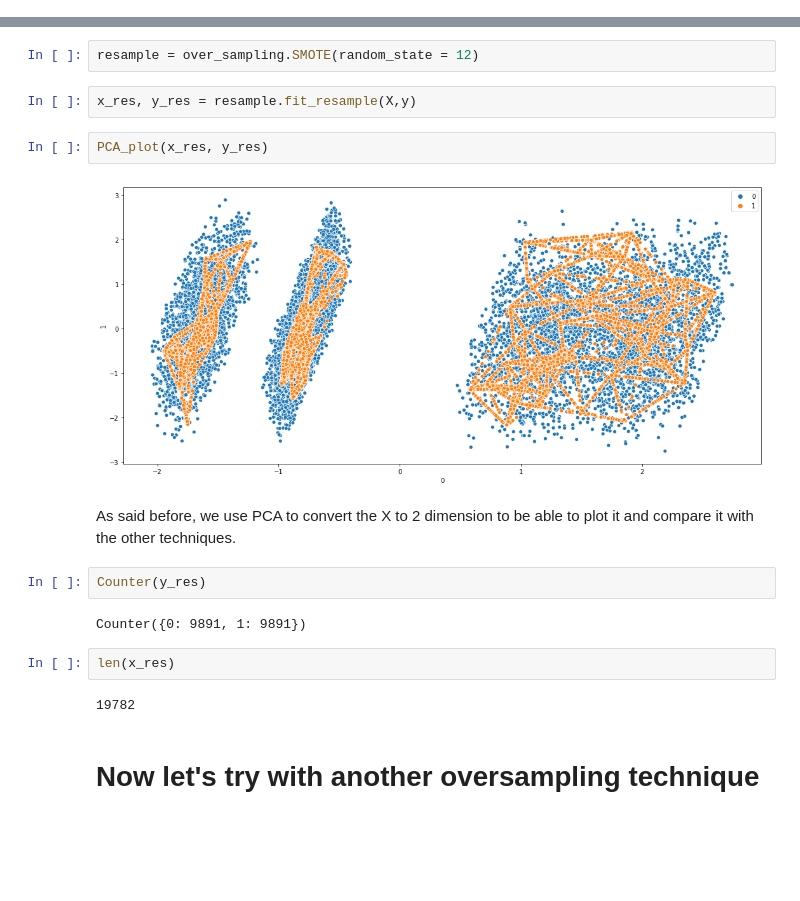
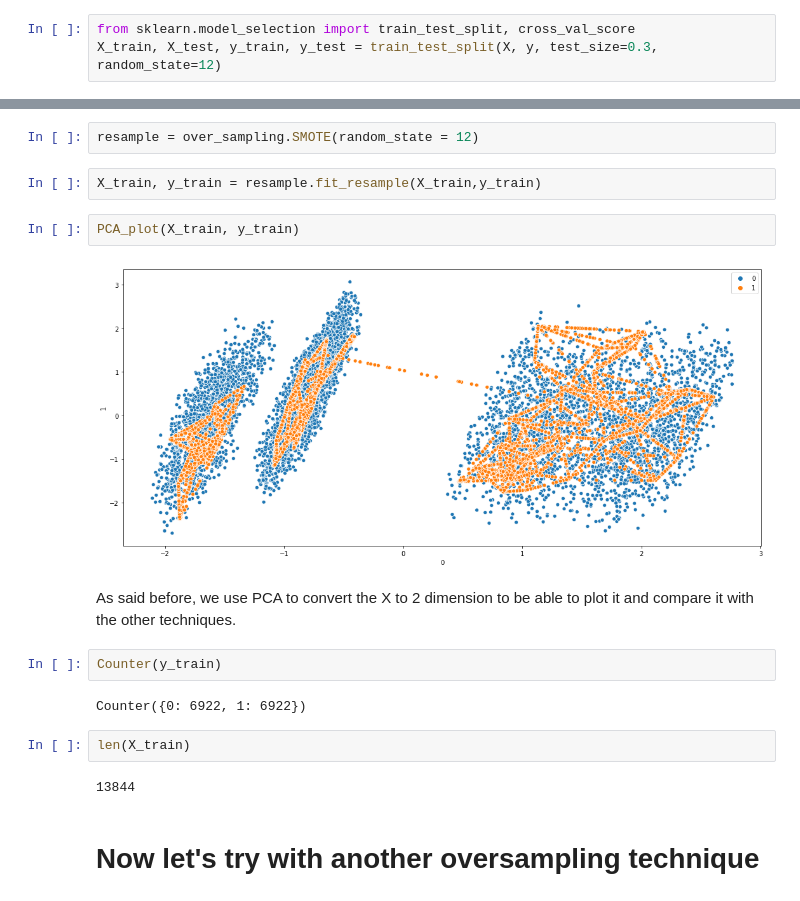
Before and after one commit to jbe1992/final-project, a Jupyter notebook: Credit Card Analysis and Fraud Detection.ipynb, the cells around one changed output, grey strips where cells are left out. Saved outputs shown, nothing was run; the diff lists cells and outputs as text; blank space fills up the shorter version.

```diff
--- a/Credit Card Analysis and Fraud Detection.ipynb
+++ b/Credit Card Analysis and Fraud Detection.ipynb
@@ -127,0 +143,3 @@ X = scale(X)
+# %%
+from sklearn.model_selection import train_test_split, cross_val_score
+X_train, X_test, y_train, y_test = train_test_split(X, y, test_size=0.3, random_state=12)
@@ -155,22 +175,22 @@ from imblearn import over_sampling
 from collections import Counter
 # %%
 resample = over_sampling.SMOTE(random_state = 12)
-# %%
-x_res, y_res = resample.fit_resample(X,y)
-# %%
-PCA_plot(x_res, y_res)
-# %% [output]
-[figure, removed]
+# %%
+X_train, y_train = resample.fit_resample(X_train,y_train)
+# %%
+PCA_plot(X_train, y_train)
+# %% [output]
+[figure, added]
 # %% [markdown]
 As said before, we use PCA to convert the X to 2 dimension to be able to plot it and compare it with the other techniques.
 # %%
-Counter(y_res)
+Counter(y_train)
 # %% [output]
-Counter({0: 9891, 1: 9891})
+Counter({0: 6922, 1: 6922})
 # %%
-len(x_res)
+len(X_train)
 # %% [output]
-19782
+13844
 # %% [markdown]
 # Now let's try with another oversampling technique
 # %%
```
Also changed, not shown: parts of 19 cells of this notebook.
